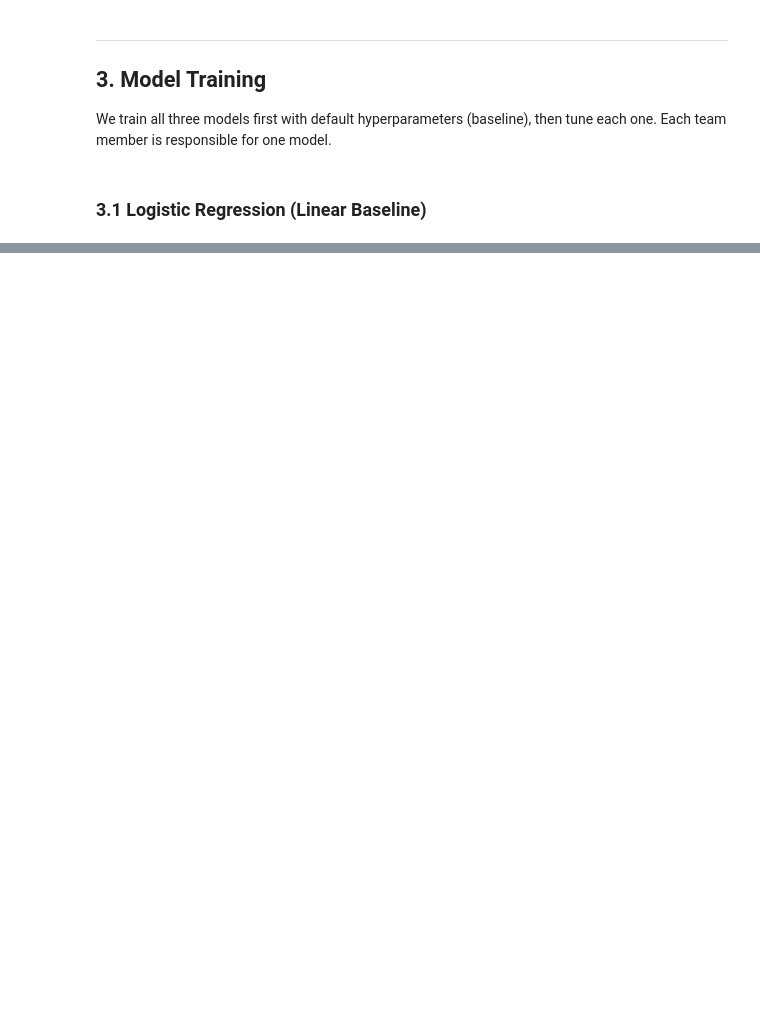
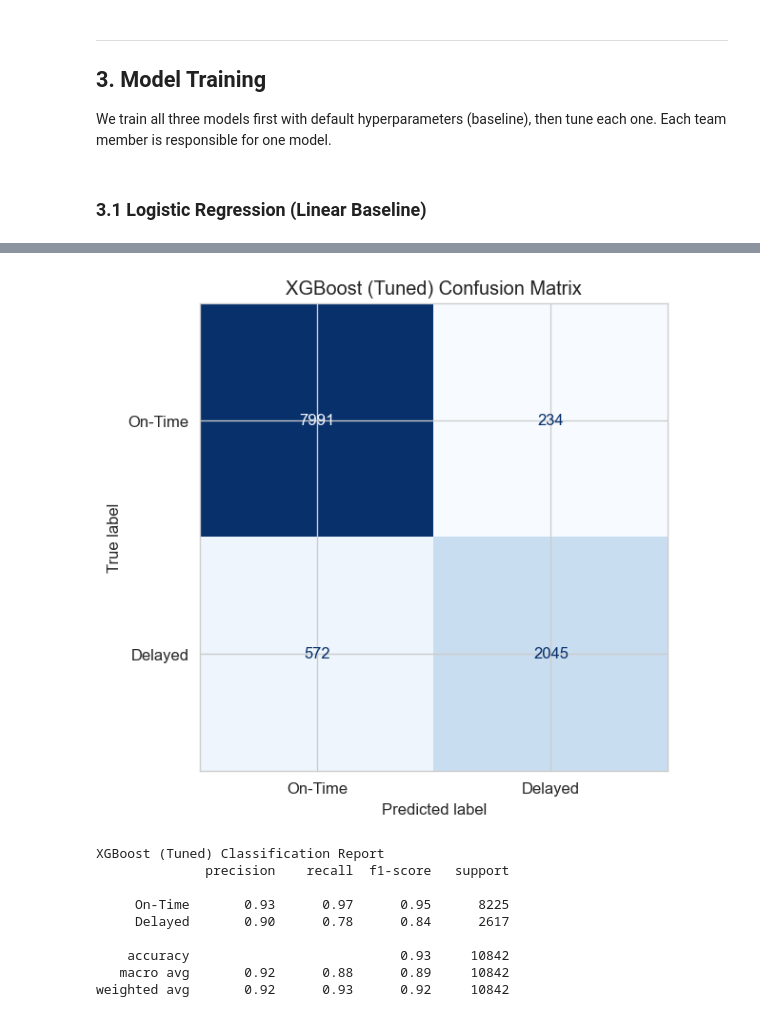
Before and after one commit to corelogic-bit/ensf444-project-group45, a Jupyter notebook: notebooks/flight_delay_prediction.ipynb, the cells around one changed output, grey strips where cells are left out. Saved outputs shown, nothing was run; the diff lists cells and outputs as text; code cells hidden in the pictures; blank space fills up the shorter version.

```diff
--- a/notebooks/flight_delay_prediction.ipynb
+++ b/notebooks/flight_delay_prediction.ipynb
@@ -607,0 +698,27 @@ model performance with and without DepDelay to quantify the leakage impact.
+# %%
+# ── 3.3c XGBoost: Confusion Matrix & Classification Report ──
+
+y_pred_xgb = xgb_tuned.predict(X_test)
+cm_xgb = confusion_matrix(y_test, y_pred_xgb)
+
+fig, ax = plt.subplots(figsize=(6, 5))
+disp = ConfusionMatrixDisplay(confusion_matrix=cm_xgb, display_labels=['On-Time', 'Delayed'])
+disp.plot(cmap='Blues', ax=ax, colorbar=False, values_format='d')
+ax.set_title('XGBoost (Tuned) Confusion Matrix')
+plt.tight_layout()
+fig.savefig(f'{RESULTS_DIR}/xgb_confusion_matrix.png', dpi=150)
+plt.show()
+
+print('\nXGBoost (Tuned) Classification Report')
+print(classification_report(y_test, y_pred_xgb, target_names=['On-Time', 'Delayed']))
+# %% [output]
+[figure, added]
+XGBoost (Tuned) Classification Report
+              precision    recall  f1-score   support
+
+     On-Time       0.93      0.97      0.95      8225
+     Delayed       0.90      0.78      0.84      2617
+
+    accuracy                           0.93     10842
+   macro avg       0.92      0.88      0.89     10842
+weighted avg       0.92      0.93      0.92     10842
```
Also changed, not shown: parts of 57 cells of this notebook, 7 other files.
